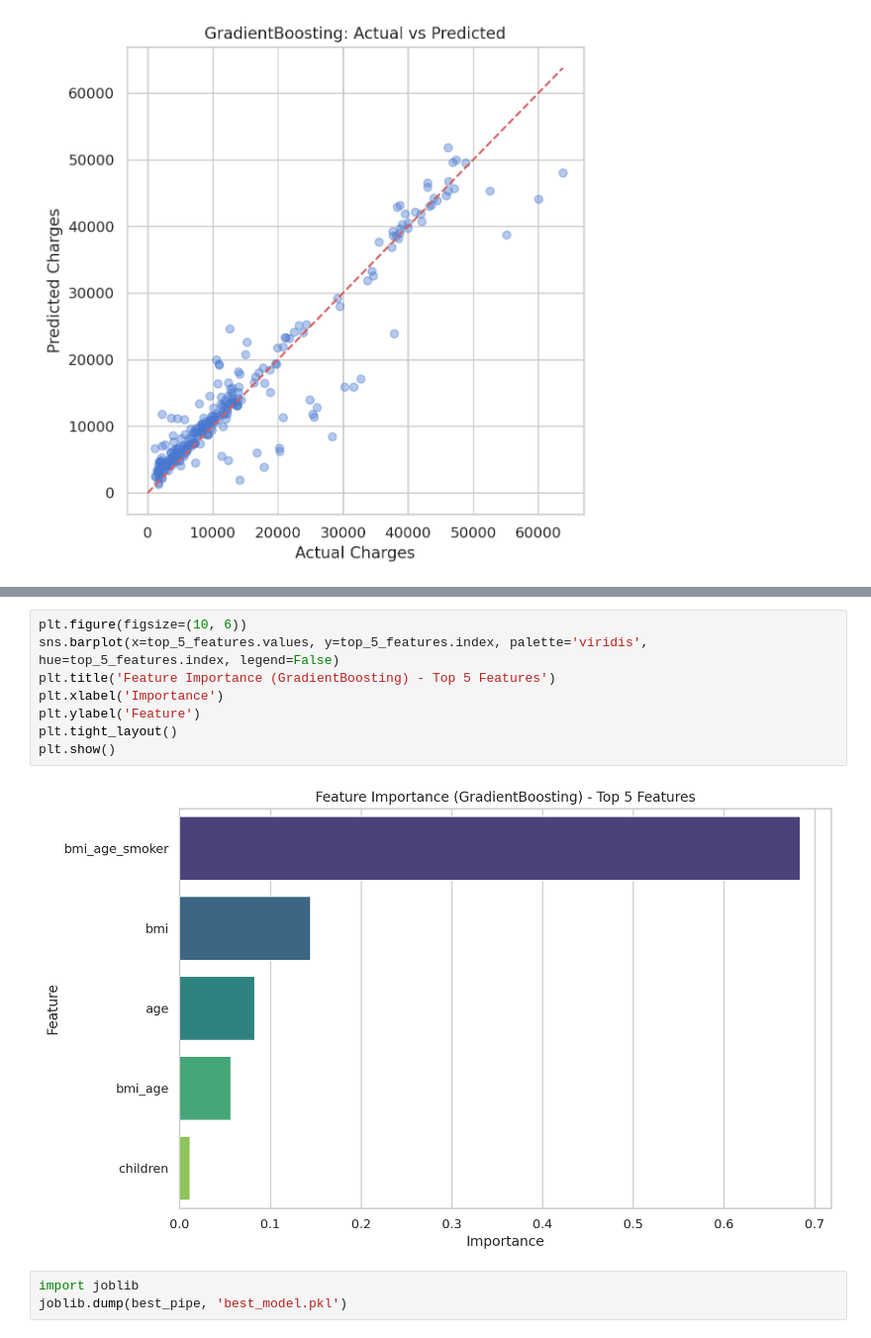
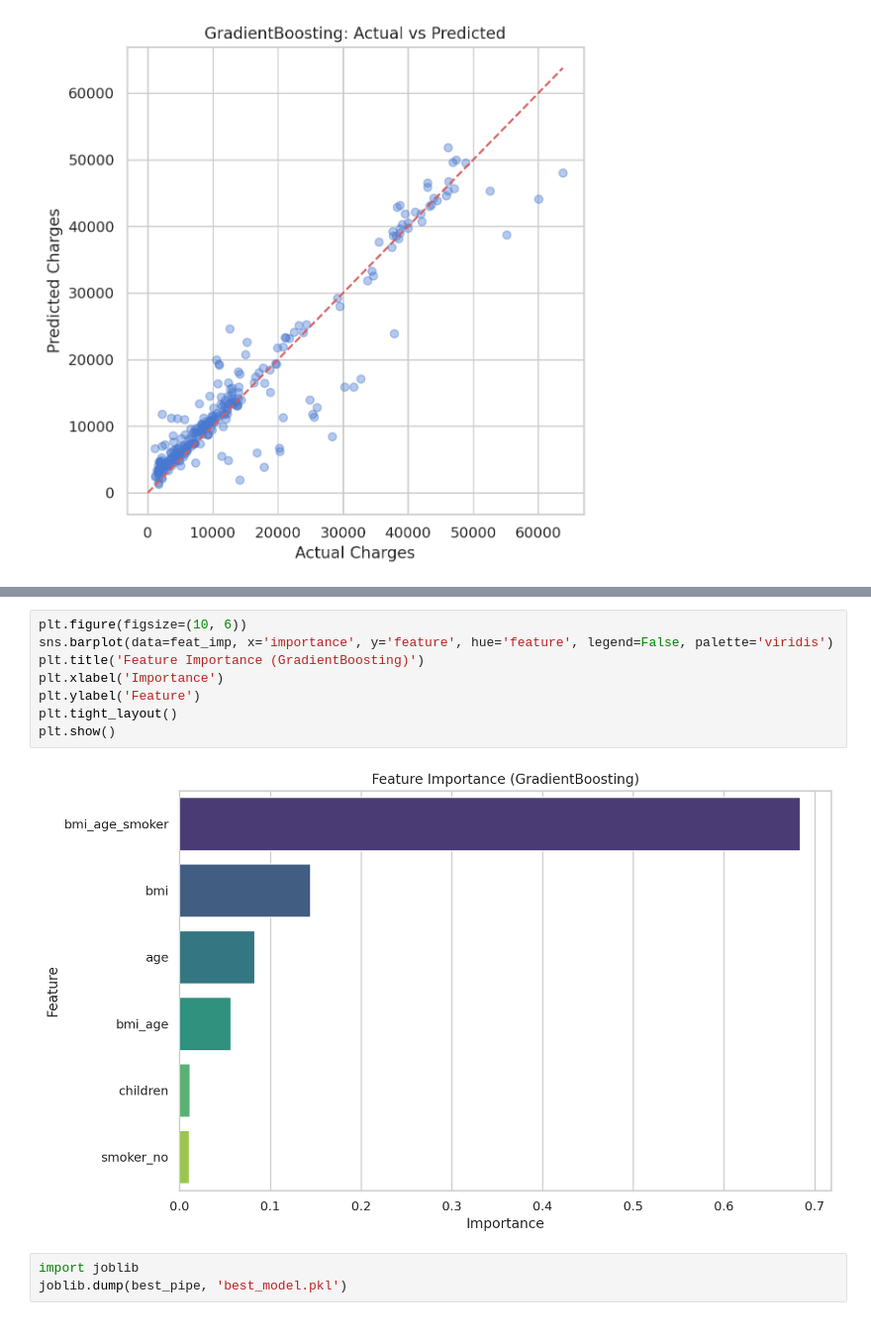
Before and after one commit to Galymzhan11/Forecasting-health-insurance, a Jupyter notebook: Insurance_charges_predict.ipynb, the cells around one changed output, grey strips where cells are left out. Shown at 99% size. Drawn from its saved outputs; the diff is of its cells as text.

```diff
--- a/Insurance_charges_predict.ipynb
+++ b/Insurance_charges_predict.ipynb
@@ -304,14 +308,14 @@ feat_imp
 | 8 | smoker_no | 0.010437 |
 # %%
 plt.figure(figsize=(10, 6))
-sns.barplot(x=top_5_features.values, y=top_5_features.index, palette='viridis', hue=top_5_features.index, legend=False)
-plt.title('Feature Importance (GradientBoosting) - Top 5 Features')
+sns.barplot(data=feat_imp, x='importance', y='feature', hue='feature', legend=False, palette='viridis')
+plt.title('Feature Importance (GradientBoosting)')
 plt.xlabel('Importance')
 plt.ylabel('Feature')
 plt.tight_layout()
 plt.show()
 # %% [output]
-[figure, old version]
+[figure, new version]
 # %%
 import joblib
 joblib.dump(best_pipe, 'best_model.pkl')
```
Also changed, not shown: parts of 1 cell of this notebook.
